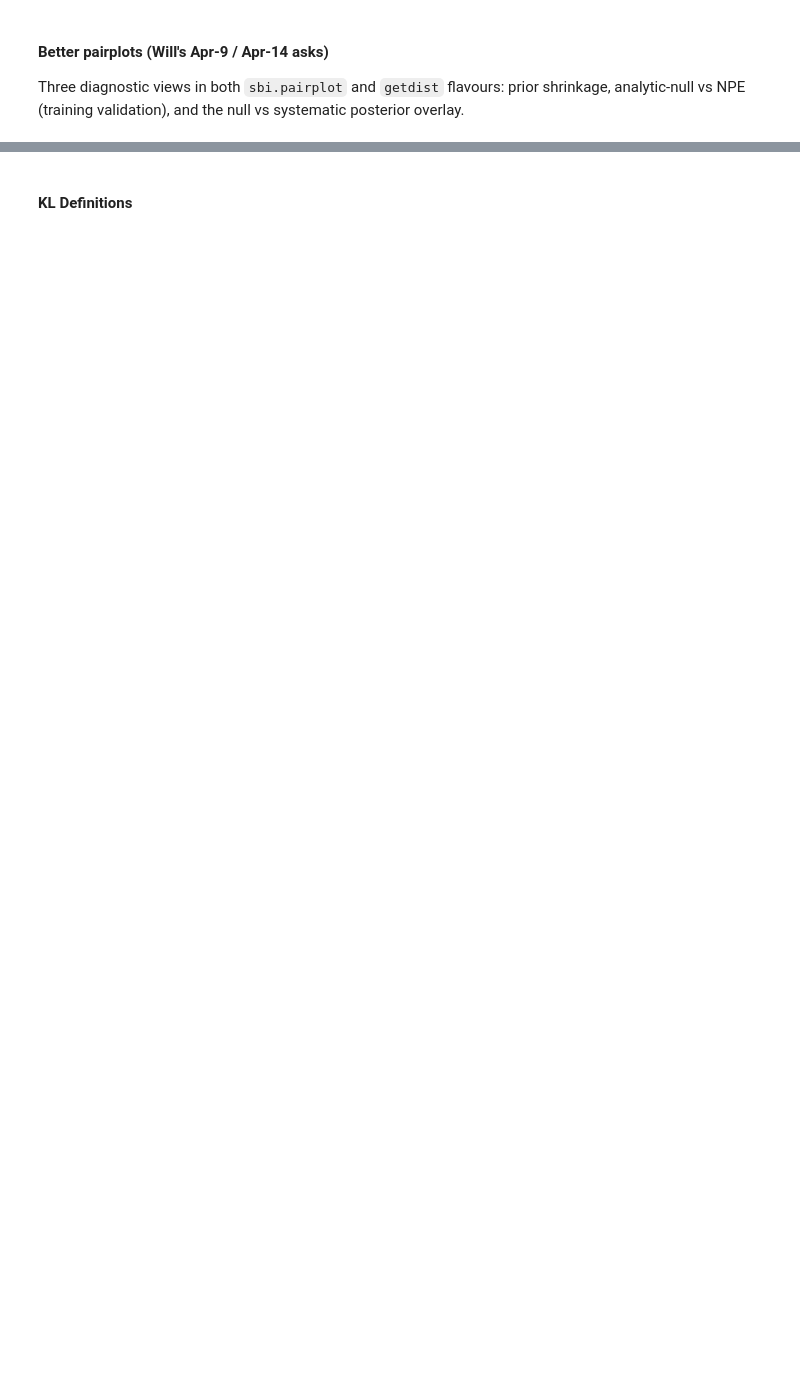
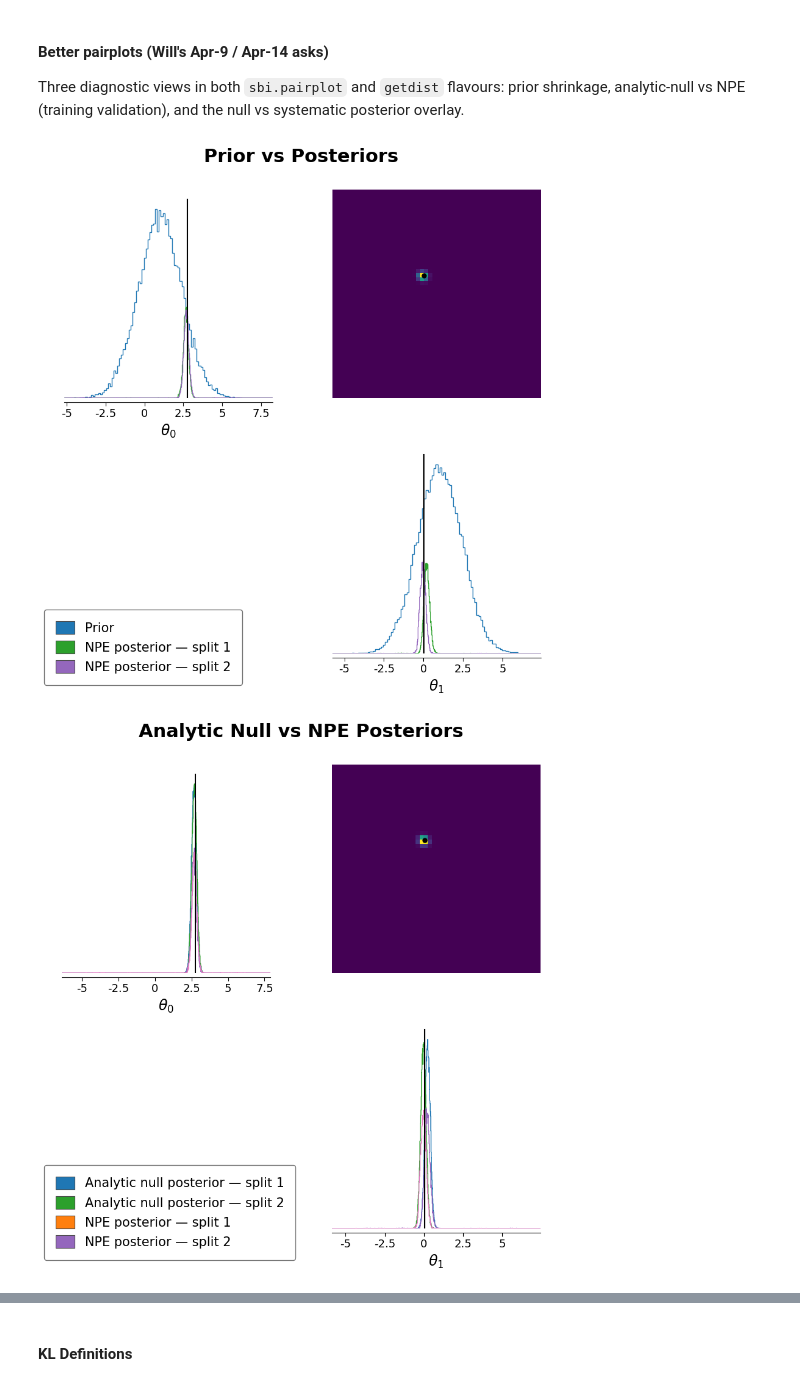
Before and after one commit to jayvasireddy/Part-III-Research-Project, a Jupyter notebook: 2D Gaussian Example/Adapting Current Code.ipynb, the cells around one changed output, grey strips where cells are left out. Cells and saved outputs as stored; diff of their text form; code cells hidden in the pictures; blank space fills up the shorter version.

```diff
--- a/2D Gaussian Example/Adapting Current Code.ipynb
+++ b/2D Gaussian Example/Adapting Current Code.ipynb
@@ -748,7 +747,7 @@ def plot_analytic_vs_posteriors_g2d(samples1, samples2, theta_observed,
     on its own observation. This plot is the standard NPE convergence
     check (cf. methodology_discussion_notes.md)."""
     analytic1 = _draw_analytic_null(x_obs1, loc1, scale1)
-    analytic2 = _draw_analytic_null(x_obs2, loc2, scale2)
+    analytic2 = _draw_analytic_null(x_obs2, loc1, scale1)
 
     a1_plot = _to_tensor2(analytic1)
     a2_plot = _to_tensor2(analytic2)
@@ -787,30 +786,33 @@ def plot_posteriors_overlaid_g2d(samples1, samples2, theta_observed):
     tight   = _empirical_limits2([p1_plot, p2_plot], pad_frac=0.15)
 
     with mpl.rc_context(_RC):
         fig, axes = pairplot(
             samples=[p1_plot, p2_plot],
             points=torch.tensor(true_pt, dtype=torch.float32)[None, :],
             limits=tight,
             figsize=(9, 9),
             labels=G2D_PARAM_LABELS,
             fig_kwargs={"points_colors": ["black"], "legend": False},
         )
 
     _style_axes(axes)
     _add_legend(fig, [
         ("#1f77b4", "NPE posterior — split 1 (null observation)"),
         ("#2ca02c", "NPE posterior — split 2 (potential systematic)"),
     ])
     fig.suptitle("Split 1 vs Split 2 Posteriors", fontsize=22, fontweight="bold", y=1.01)
     plt.tight_layout()
     plt.show()
 
 
 # --- Run ---
 plot_prior_vs_posteriors_g2d(samples1, samples2, prior, theta_observed)
 plot_analytic_vs_posteriors_g2d(
     samples1, samples2, theta_observed,
     x_obs1, loc1, scale1,
     x_obs2, loc2, scale2,
 )
 plot_posteriors_overlaid_g2d(samples1, samples2, theta_observed)
+# %% [output]
+[figure, added]
+[figure, added]
```
Also changed, not shown: parts of 22 cells of this notebook, 5 other files.
